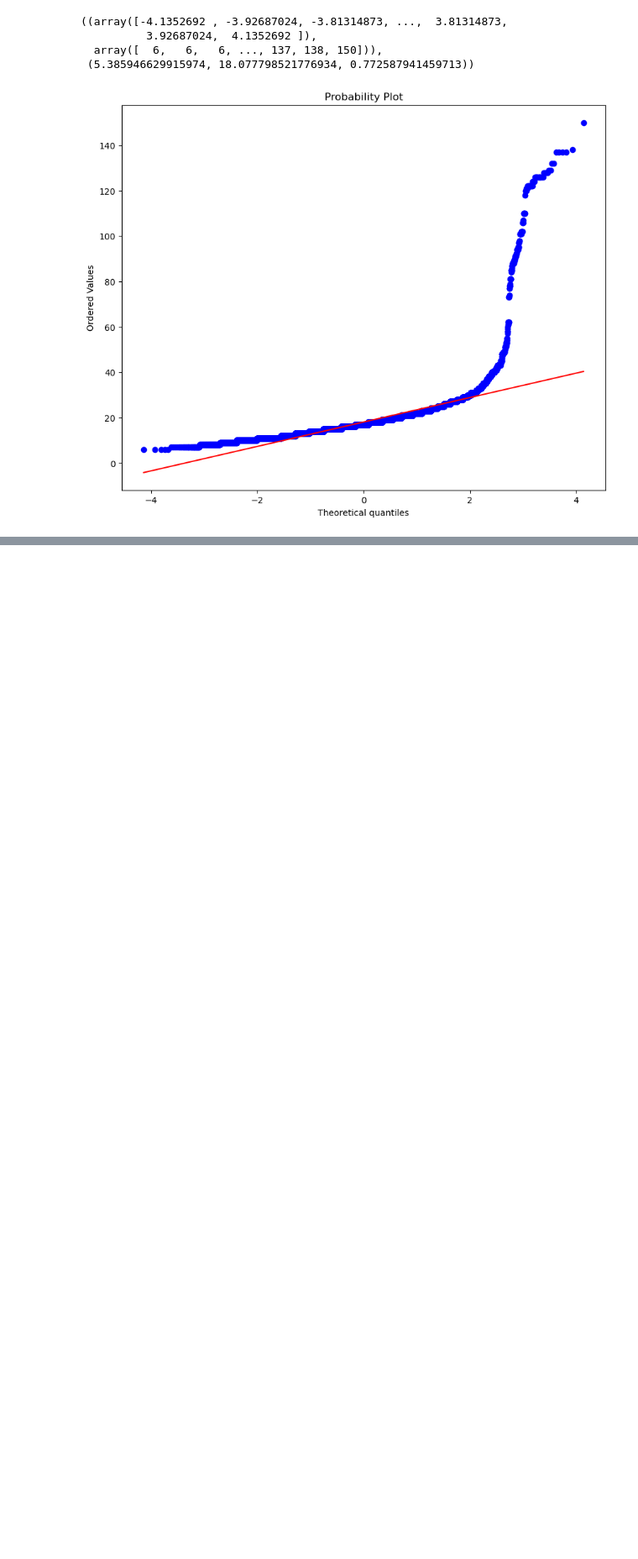
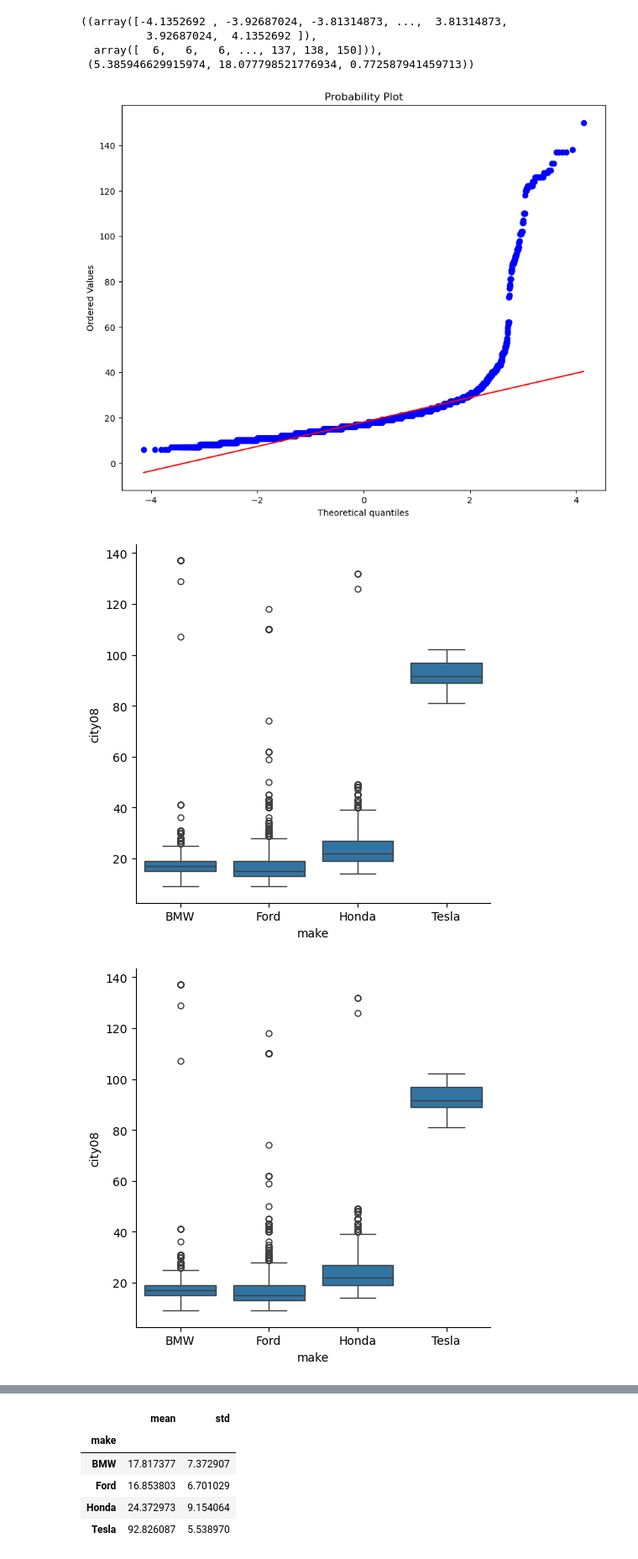
Before and after one commit to johnson80245/python, a Jupyter notebook: pandas cookbook ch 5.ipynb, the cells around one changed output, grey strips where cells are left out. Shown at 84% size. Saved outputs shown, nothing was run; the diff lists cells and outputs as text; code cells hidden in the pictures; blank space fills up the shorter version.

```diff
--- a/pandas cookbook ch 5.ipynb
+++ b/pandas cookbook ch 5.ipynb
@@ -282,3 +282,67 @@ stats.probplot(fueleco['city08'].dropna(), plot=ax)
 [figure]
 # %%
 #Comparing Continuous Values Across Categories
+
+#Make a mask for brands we want to look at city08
+mask = fueleco.make.isin(["Ford", "Honda", "Tesla", "BMW"])
+fueleco[mask].groupby("make").city08.agg(
+    ["mean","std"]
+)
+
+#visualize city08 values w/ seaborn
+g = sns.catplot(
+    x = "make", y = "city08", data = fueleco[mask], kind = "box"
+)
+
+#Quantifying samples with pandas
+mask = fueleco.make.isin(["Ford","Honda","Tesla","BMW"])
+fueleco[mask].groupby("make").city08.count()
+
+#Doing a swarm plot on top of box plot is another option
+g = sns.catplot(
+    x="make", y = "city08", data = fueleco[mask], kind = "box"
+)
+sns.stripplot(
+    x = "make",
+    y = "city08",
+    data = fueleco[mask],
+    color = 'k',
+    size = 1,
+    ax = g.ax
+)
+
+#USing catplot to plot on 3 dim. by adding col param
+g = sns.catplot(
+    x = "make",
+    y = "city08",
+    data = fueleco[mask],
+    kind = "box",
+    col = "year",
+    col_order = [2012,2014,2016,2018],
+    col_wrap = 2
+)
+plt.show()
+
+#Alternatively, using hue to sep cols.
+g = sns.catplot(
+    x = "make",
+    y = "city08",
+    data = fueleco[mask],
+    kind = "box",
+    hue = "year",
+    hue_order = [2012,2014,2016,2018]
+)
+
+plt.show()
+
+#Using style background_gradient to highlight the cells that are extreme
+mask = fueleco.make.isin(["Ford","Honda","Tesla","BMW"])
+(
+    fueleco[mask]
+    .groupby("make")
+    .city08.agg(["mean","std"])
+    .style.background_gradient(cmap = "RdBu", axis = 0)
+)
+# %% [output]
+[figure, added]
+[figure, added]
@@ -284,0 +351,6 @@ stats.probplot(fueleco['city08'].dropna(), plot=ax)
+|  | mean | std |
+| make |  |  |
+| BMW | 17.817377 | 7.372907 |
+| Ford | 16.853803 | 6.701029 |
+| Honda | 24.372973 | 9.154064 |
+| Tesla | 92.826087 | 5.538970 |
```
Also changed, not shown: parts of 1 cell of this notebook, 1 other file.
